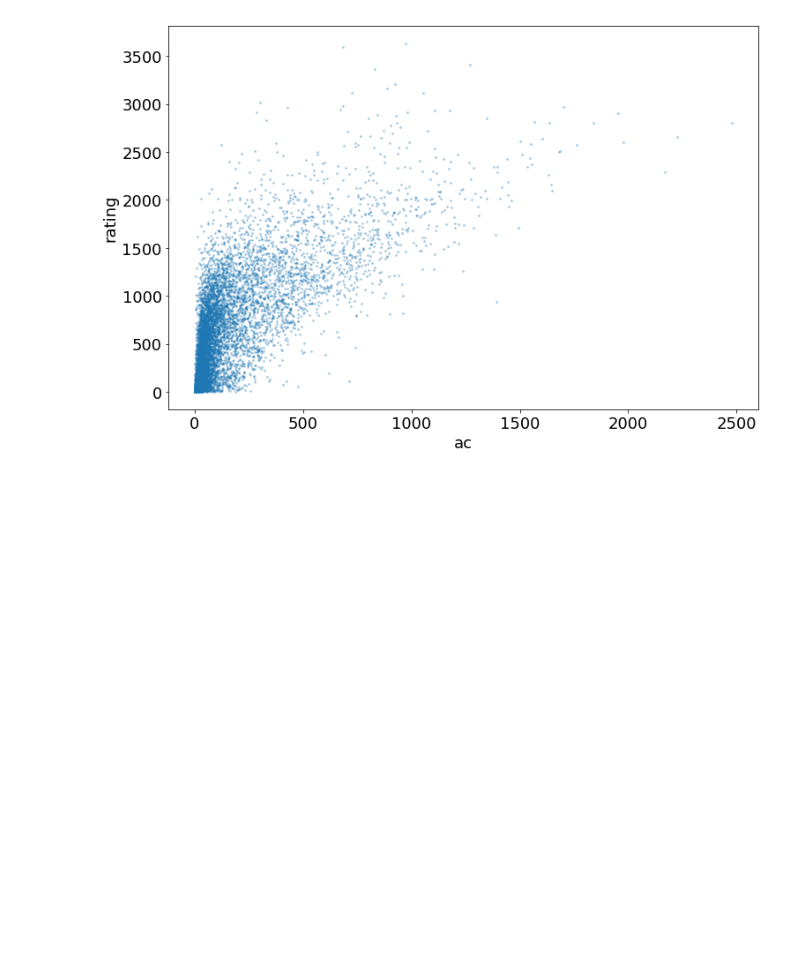
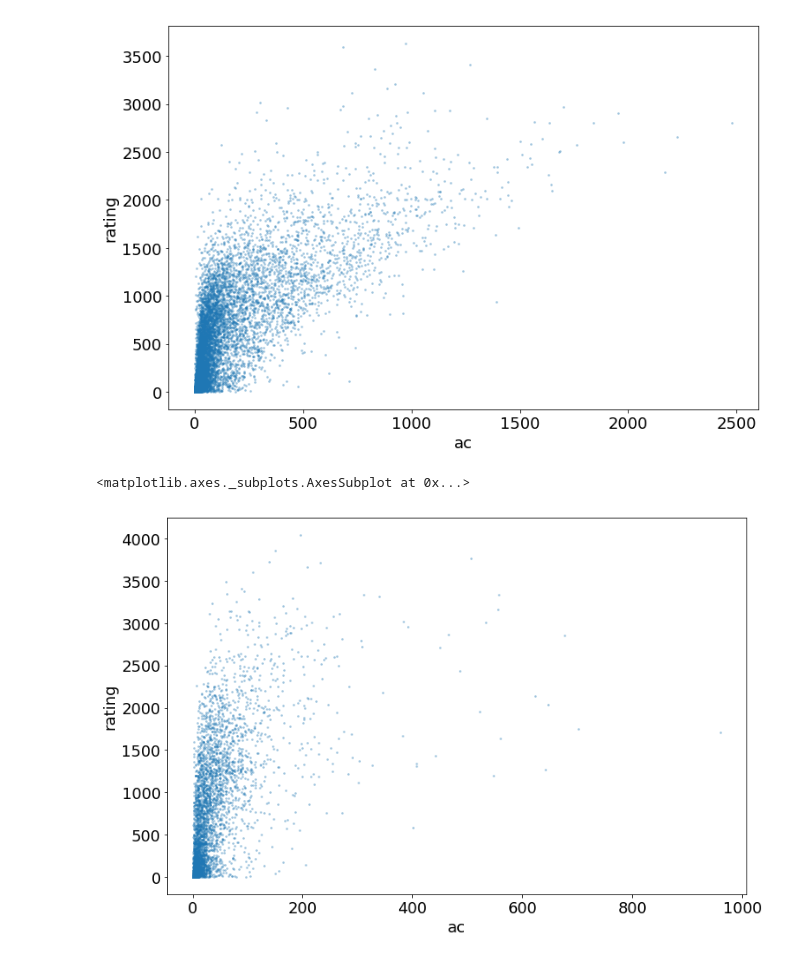
Before and after one commit to nagitausu/atcoder_scraping, a Jupyter notebook: score_vs_rate.ipynb, the cells around one changed output. Saved outputs shown, nothing was run; the diff lists cells and outputs as text; code cells hidden in the pictures; blank space fills up the shorter version.

```diff
--- a/score_vs_rate.ipynb
+++ b/score_vs_rate.ipynb
@@ -88,3 +88,9 @@ jp_user[jp_user["part_num"] > 0].plot.scatter(x="ac", y="rating", s=3, alpha=0.3
 # %% [output]
 <matplotlib.axes._subplots.AxesSubplot at 0x...>
 [figure]
+# %%
+foreign_user = rank[rank["country"] != "JP"]
+foreign_user[foreign_user["part_num"] > 0].plot.scatter(x="ac", y="rating", s=3, alpha=0.3)
+# %% [output]
+<matplotlib.axes._subplots.AxesSubplot at 0x...>
+[figure, added]
```
Also changed, not shown: parts of 1 cell of this notebook, 8 other files.
